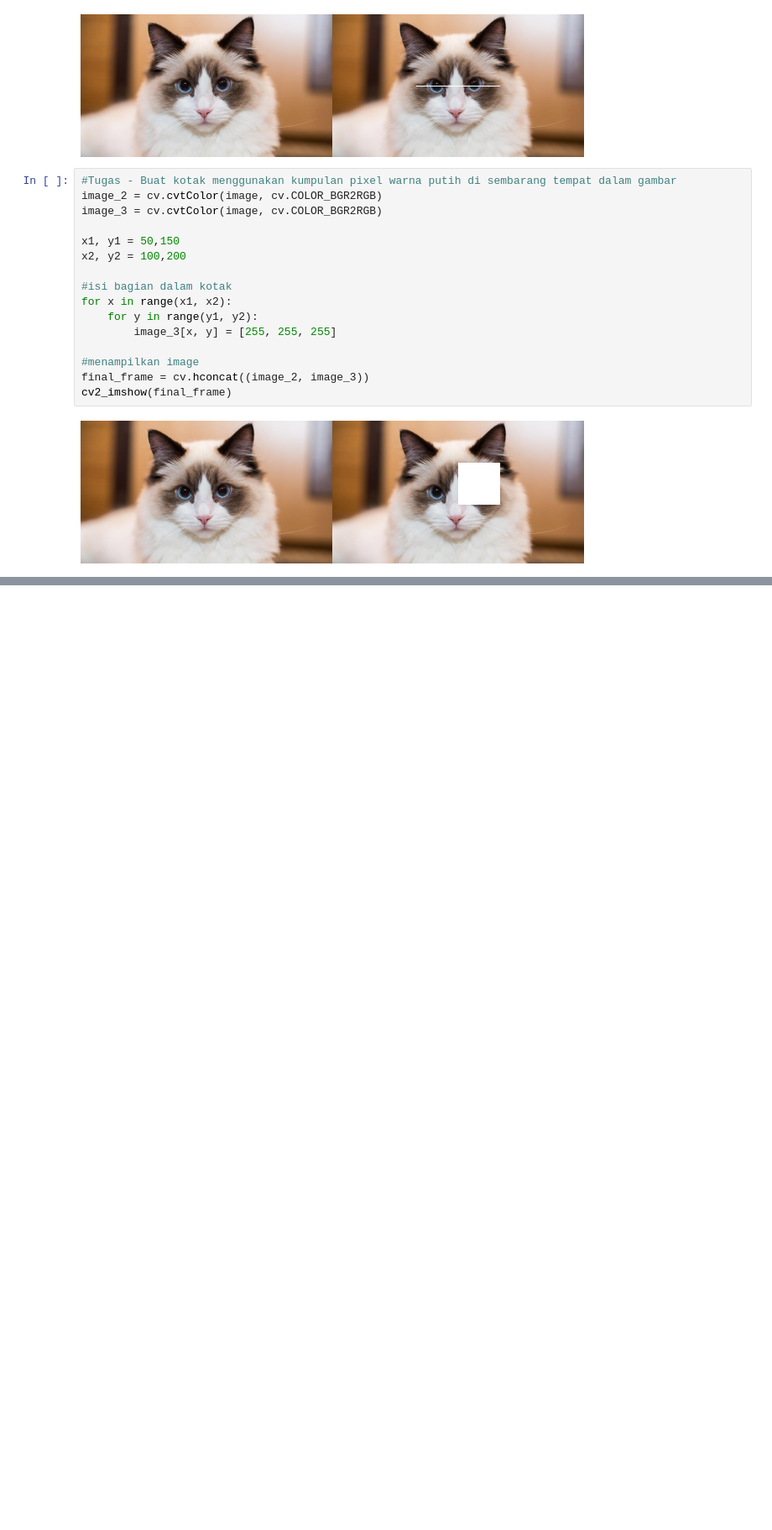
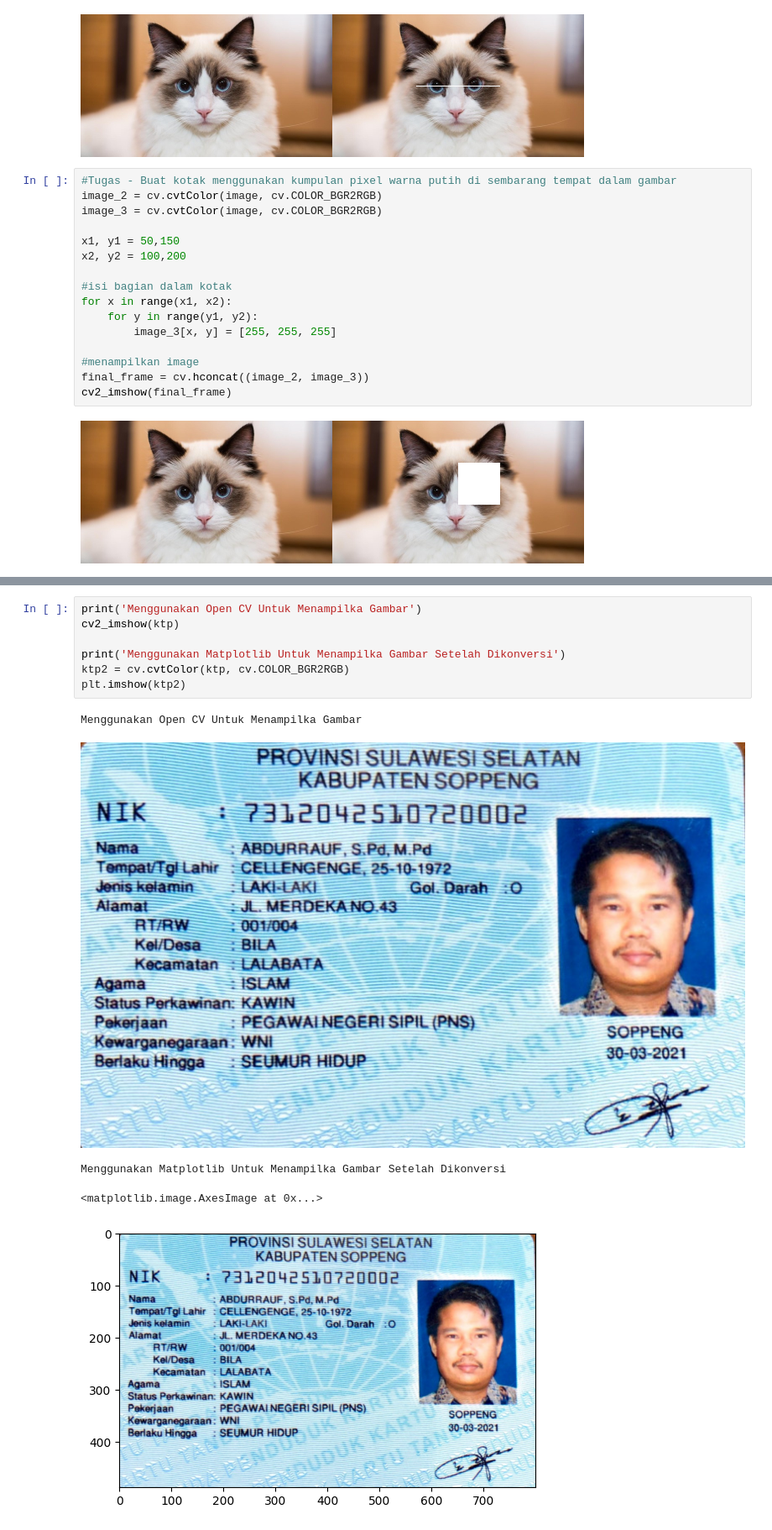
Before and after one commit to daffayudisaa/PCVK_Ganjil_2024, a Jupyter notebook: Week1.ipynb, the cells around one changed output, grey strips where cells are left out. Shown at 84% size. Saved outputs shown, nothing was run; the diff lists cells and outputs as text; blank space fills up the shorter version.

```diff
--- a/Week1.ipynb
+++ b/Week1.ipynb
@@ -171,0 +196,13 @@ cv2_imshow(final_frame)
+# %%
+print('Menggunakan Open CV Untuk Menampilka Gambar')
+cv2_imshow(ktp)
+
+print('Menggunakan Matplotlib Untuk Menampilka Gambar Setelah Dikonversi')
+ktp2 = cv.cvtColor(ktp, cv.COLOR_BGR2RGB)
+plt.imshow(ktp2)
+# %% [output]
+Menggunakan Open CV Untuk Menampilka Gambar
+[figure, added]
+Menggunakan Matplotlib Untuk Menampilka Gambar Setelah Dikonversi
+<matplotlib.image.AxesImage at 0x...>
+[figure, added]
```
Also changed, not shown: parts of 5 cells of this notebook.
